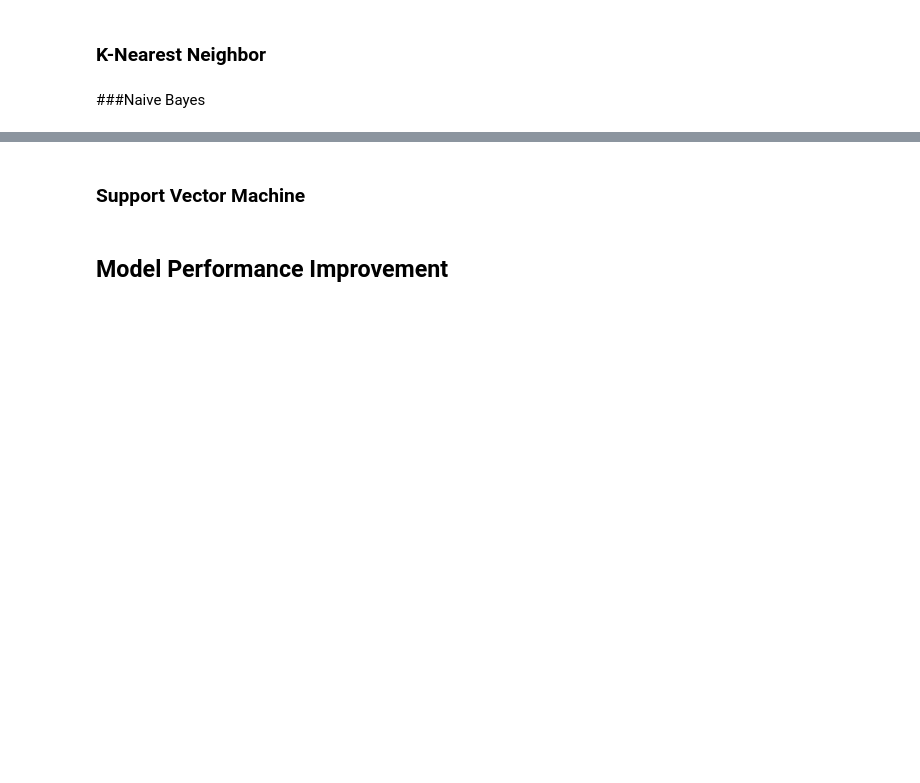
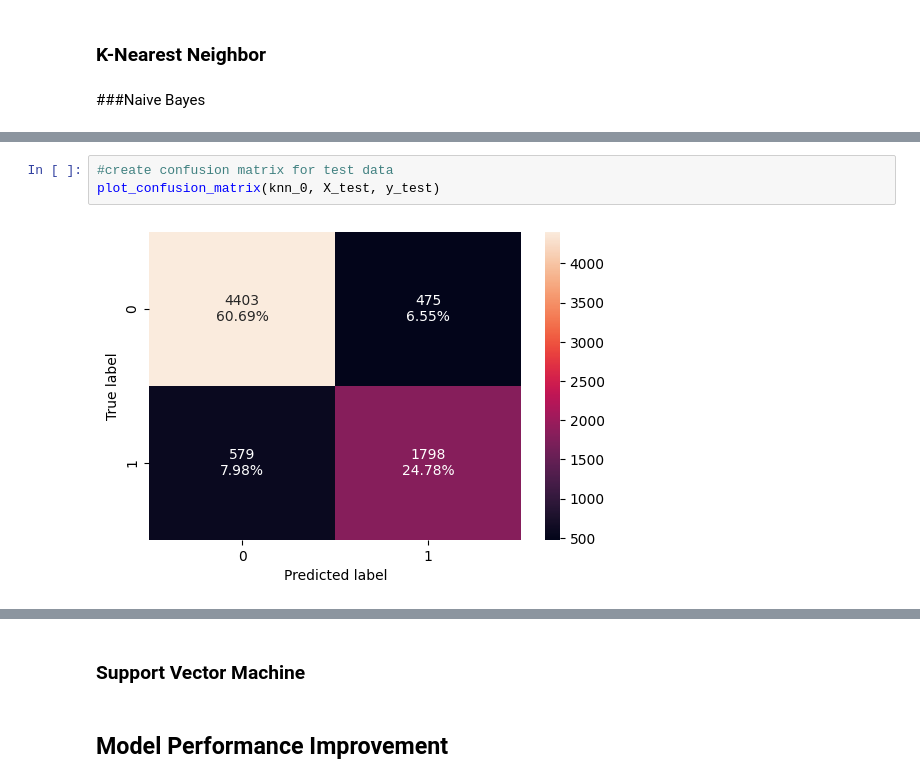
Before and after one commit to akatjizeu/Data-Science, a Jupyter notebook: deakin-bridging/ML2/ML2_INN_Full_code_Learner_notebook.ipynb, the cells around one changed output, grey strips where cells are left out. Drawn from its saved outputs; the diff is of its cells as text; blank space fills up the shorter version.

```diff
--- a/deakin-bridging/ML2/ML2_INN_Full_code_Learner_notebook.ipynb
+++ b/deakin-bridging/ML2/ML2_INN_Full_code_Learner_notebook.ipynb
@@ -1522,0 +1542,5 @@ def plot_confusion_matrix(model, predictors, target, threshold=0.5):
+# %%
+#create confusion matrix for test data
+plot_confusion_matrix(knn_0, X_test, y_test)
+# %% [output]
+[figure, added]
```
Also changed, not shown: parts of 4 cells of this notebook.
